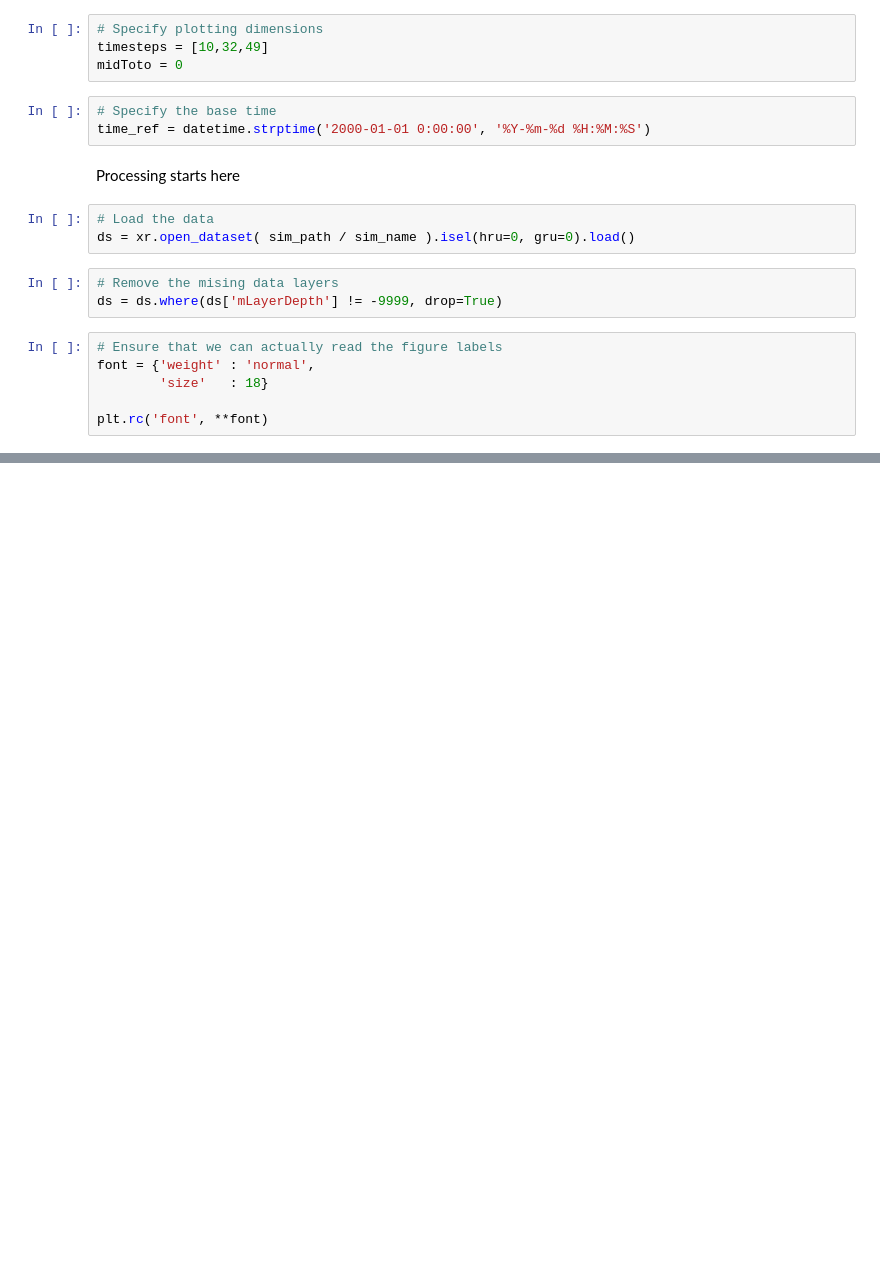
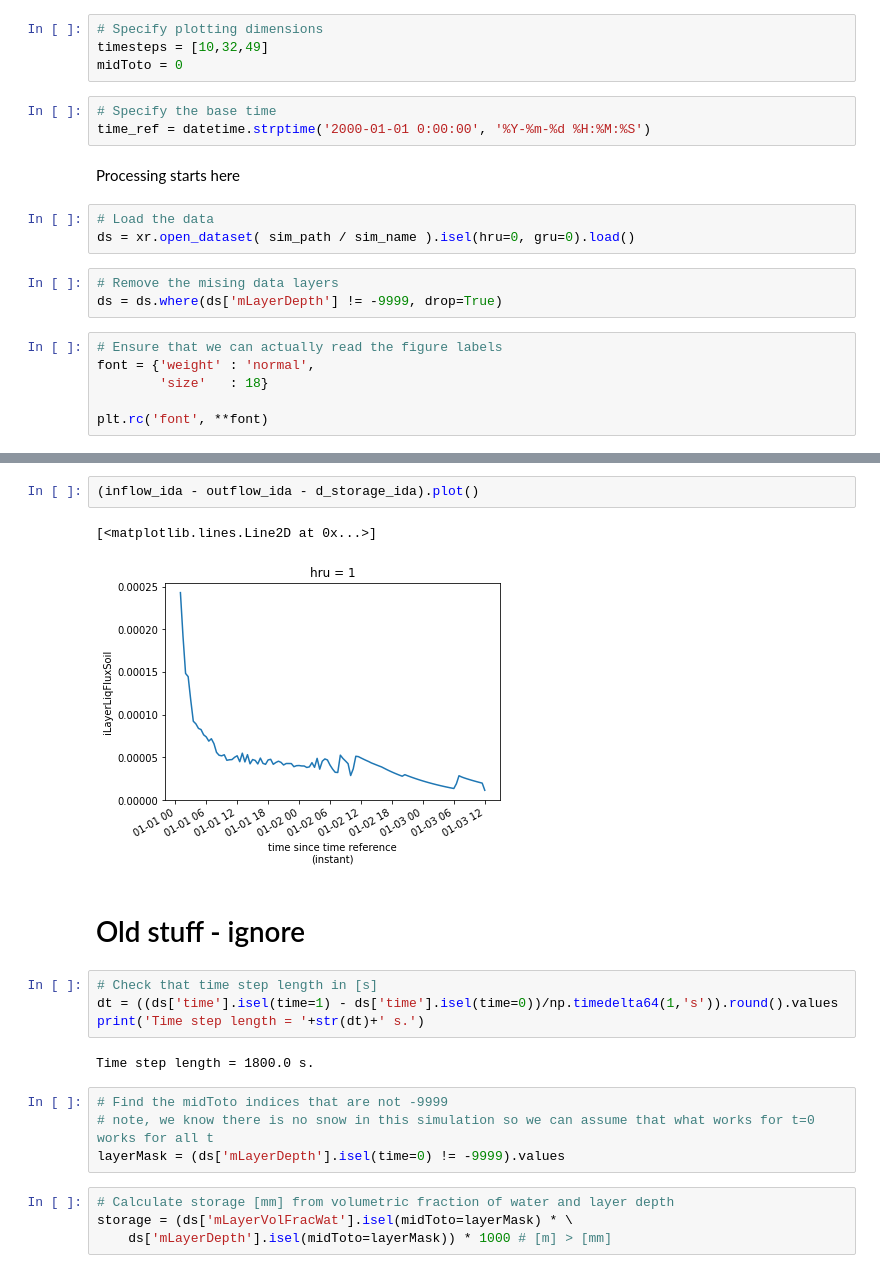
Before and after one commit to CH-Earth/laughTests, a Jupyter notebook: lt1_celia1990/plot_lt_celia1990.ipynb, the cells around one changed output, grey strips where cells are left out. Saved outputs shown, nothing was run; the diff lists cells and outputs as text; blank space fills up the shorter version.

```diff
--- a/lt1_celia1990/plot_lt_celia1990.ipynb
+++ b/lt1_celia1990/plot_lt_celia1990.ipynb
@@ -85,0 +275,21 @@ plt.savefig('img/lt1_celia1990.png');
+# %%
+(inflow_ida - outflow_ida - d_storage_ida).plot()
+# %% [output]
+[<matplotlib.lines.Line2D at 0x...>]
+[figure, added]
+# %% [markdown]
+# Old stuff - ignore
+# %%
+# Check that time step length in [s]
+dt = ((ds['time'].isel(time=1) - ds['time'].isel(time=0))/np.timedelta64(1,'s')).round().values
+print('Time step length = '+str(dt)+' s.')
+# %% [output]
+Time step length = 1800.0 s.
+# %%
+# Find the midToto indices that are not -9999
+# note, we know there is no snow in this simulation so we can assume that what works for t=0 works for all t
+layerMask = (ds['mLayerDepth'].isel(time=0) != -9999).values
+# %%
+# Calculate storage [mm] from volumetric fraction of water and layer depth
+storage = (ds['mLayerVolFracWat'].isel(midToto=layerMask) * \
+    ds['mLayerDepth'].isel(midToto=layerMask)) * 1000 # [m] > [mm]
```
Also changed, not shown: parts of 20 cells of this notebook, 3 other files.
